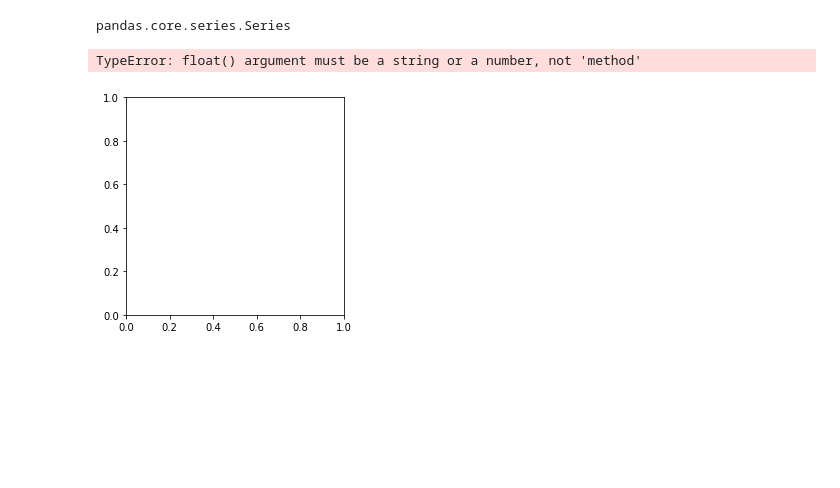
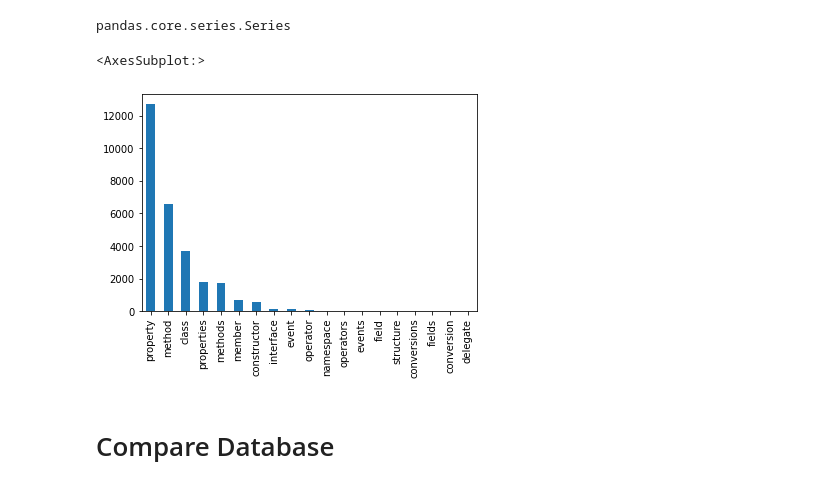
Before and after one commit to chuongmep/RevitAPIDocGen, a Jupyter notebook: JsonRevitAPI.ipynb, the cells around one changed output. Cells and saved outputs as stored; diff of their text form; code cells hidden in the pictures; blank space fills up the shorter version.

```diff
--- a/JsonRevitAPI.ipynb
+++ b/JsonRevitAPI.ipynb
@@ -174,19 +174,10 @@ sr = df["Type"].value_counts()
 type(sr)
 # %% [output]
 pandas.core.series.Series
-# %%
-import seaborn as sns
-import matplotlib.pyplot as plt
-#define data
-data = df
-labels = df.columns
-
-#define Seaborn color palette to use
-colors = sns.color_palette('pastel')[0:5]
-
-#create pie chart
-plt.pie(data.value_counts, labels = labels, colors = colors, autopct='%.0f%%')
-plt.show()
-# %% [output]
-TypeError: float() argument must be a string or a number, not 'method'
-[figure, removed]
+# %%
+sr.plot(kind="bar")
+# %% [output]
+<AxesSubplot:>
+[figure, added]
+# %% [markdown]
+# Compare Database
```
Also changed, not shown: parts of 15 cells of this notebook.
